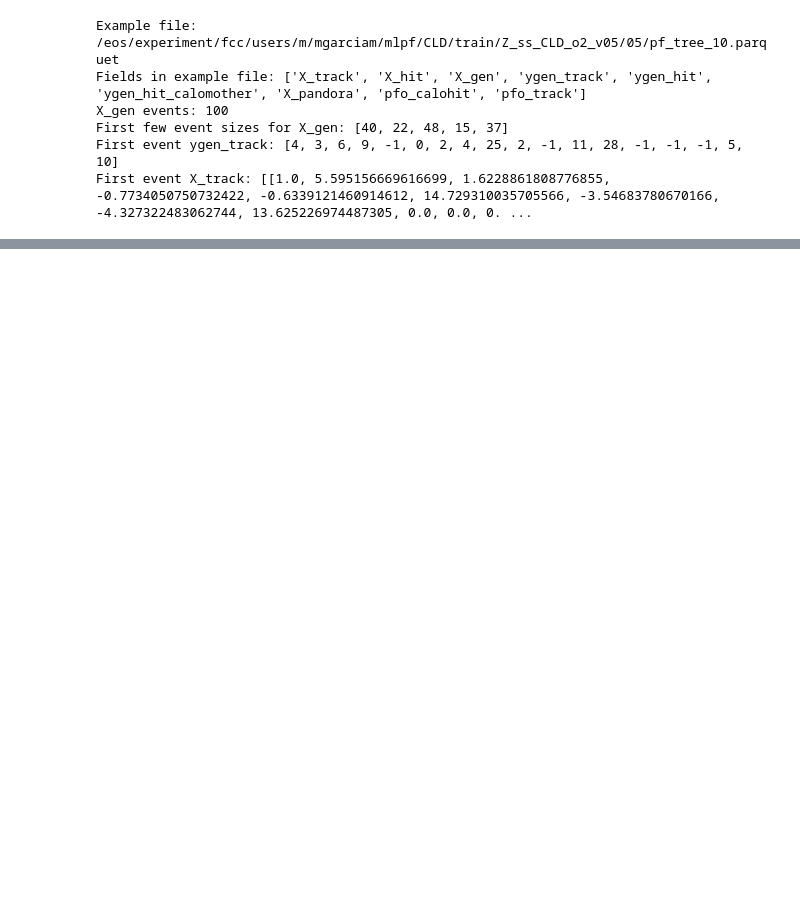
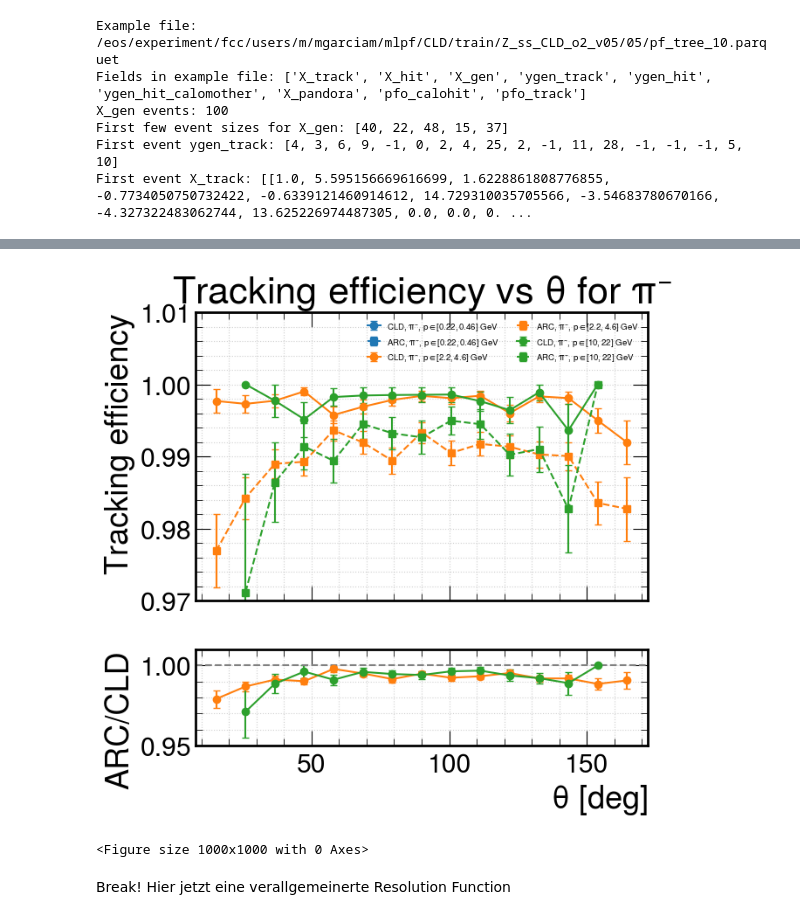
Before and after one commit to vincentriechers/mlpf, a Jupyter notebook: notebooks/00_my_notebooks/01_tracking_performance.ipynb, the cells around one changed output, grey strips where cells are left out. Saved outputs shown, nothing was run; the diff lists cells and outputs as text; code cells hidden in the pictures; blank space fills up the shorter version.

Commit message:
fixed tracking notebook again

```diff
--- a/notebooks/00_my_notebooks/01_tracking_performance.ipynb
+++ b/notebooks/00_my_notebooks/01_tracking_performance.ipynb
@@ -61,12 +61,17 @@ print("\ntrack_feature_order:")
 for i, name in enumerate(track_feature_order):
     print(f"{i:2d}: {name}")
 
+print("hit_feature_order:")
+for i, name in enumerate(hit_feature_order):
+    print(f"{i:2d}: {name}")
+
 # Define convenient indices based on the printed orders
 GEN_PDG_IDX    = 0   # PDG
 GEN_STATUS_IDX = 1   # generatorStatus
 GEN_CHARGE_IDX = 2   # charge
 GEN_PT_IDX     = 3   # pt
 GEN_ETA_IDX    = 4   # eta
+GEN_E_IDX        = 8   # energy
 GEN_P_IDX      = 11  # p
 
 TRK_PT_IDX  = 1   # pt
@@ -1380,0 +937,42 @@ plot_resolution_vs_theta(
+# %%
+pt_bins = np.logspace(-1, 2, 10)
+theta_bins = np.linspace(10, 170, 16)
+
+eff_cld, res_cld = compute_tracking_efficiency(
+    CLD_DIR, n_files=1000,
+    pt_bins=pt_bins,
+    pt_min=1,
+    primary_r_max=50,
+    primary_z_max=50,
+    theta_bins=theta_bins,
+    pdg_filter=[-211],  # pi-
+    use_hit_multiplicity=True,
+    min_hits_per_gen=4
+)
+
+eff_arc, res_arc = compute_tracking_efficiency(
+    ARC_DIR, n_files=1000,
+    pt_bins=pt_bins,
+    pt_min=1,
+    primary_r_max=50,
+    primary_z_max=50,
+    theta_bins=theta_bins,
+    pdg_filter=[-211],
+    use_hit_multiplicity=True,
+    min_hits_per_gen=4
+)
+# %%
+
+plot_eff_vs_theta_multi_p_CLD_ARC(
+    res_cld,
+    res_arc,
+    p_bin_indices=[1,4,6],  # z.B. drei p-Bins
+    particle_label=r"$\pi^{-}$",
+    ymin_ratio=0.95,
+    ymax_ratio=1.01
+)
+# %% [output]
+[figure, added]
+<Figure size 1000x1000 with 0 Axes>
+# %% [markdown]
+Break! Hier jetzt eine verallgemeinerte Resolution Function
```
Also changed, not shown: parts of 45 cells of this notebook, 3 other files.
